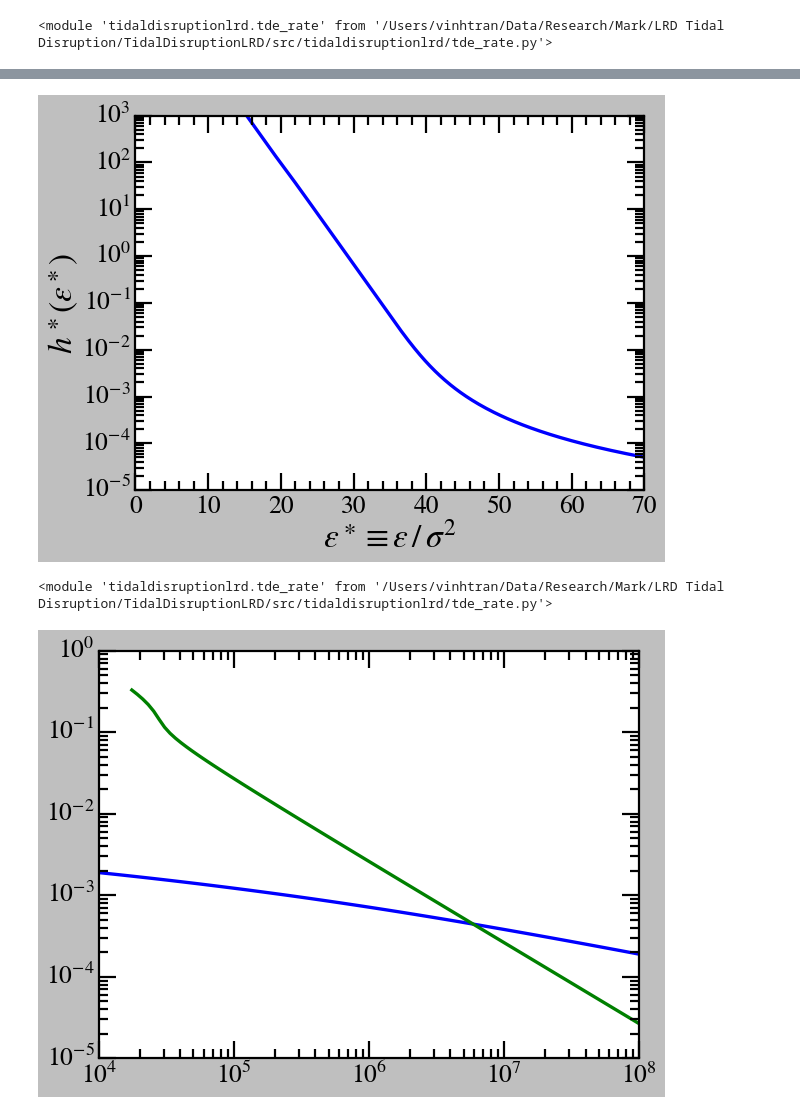
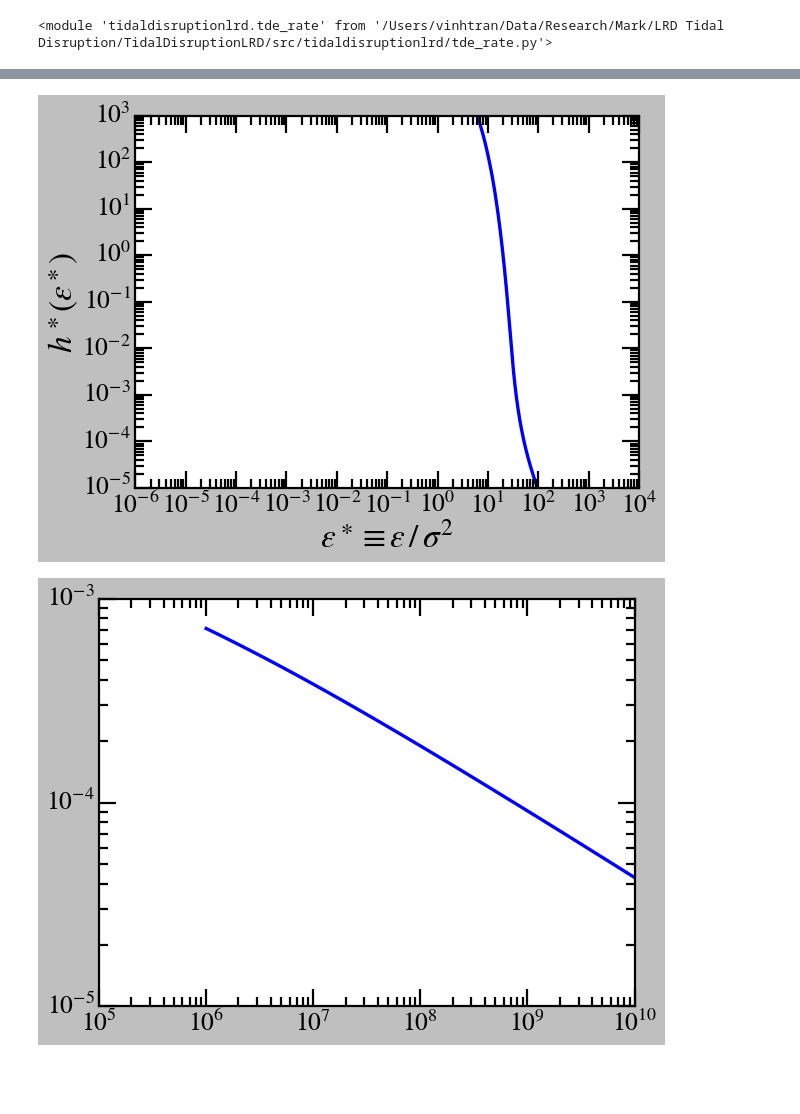
Before and after one commit to vinh-qtran/TidalDisruptionLRD, a Jupyter notebook: nbs/test.ipynb, the cells around one changed output, grey strips where cells are left out. Cells and saved outputs as stored; diff of their text form; code cells hidden in the pictures; blank space fills up the shorter version.

```diff
--- a/nbs/test.ipynb
+++ b/nbs/test.ipynb
@@ -29,9 +29,10 @@ importlib.reload(tde_rate)
 # %% [output]
 <module 'tidaldisruptionlrd.tde_rate' from '/Users/vinhtran/Data/Research/Mark/LRD Tidal Disruption/TidalDisruptionLRD/src/tidaldisruptionlrd/tde_rate.py'>
 # %%
-isothermal_sphere_lc = stellar_distribution.SingularIsothermalSphereProfile(
+profile = stellar_distribution.SingularIsothermalSphereProfile(
+    # M_s=1e1,
     r_bin_min=1e-4,
-    r_bin_max=1e8,
+    r_bin_max=1e6,
     N_bins=10000,
     reduce_factor=10,
     N_trapz_bins=1000,
@@ -77,13 +94,13 @@ plt.show()
 # %%
 plt.plot(
-    isothermal_sphere_lc.reduced_epsilon_bins,
-    isothermal_sphere_lc.reduced_h_epsilon_bins,
+    profile.reduced_epsilon_bins,
+    profile.reduced_h_epsilon_bins,
 )
 
-# plt.xscale("log")
+plt.xscale("log")
 plt.yscale("log")
 
-plt.xlim(0, 70)
+# plt.xlim(0, 70)
 plt.ylim(1e-5, 1e3)
 
 plt.xlabel(r"$\epsilon^\ast \equiv \epsilon \, / \, \sigma^2$")
@@ -92,41 +109,38 @@ plt.ylabel(r"$h^\ast (\epsilon^\ast)$")
 plt.tight_layout()
 plt.show()
 # %% [output]
-[figure, old version]
+[figure, new version]
-# %%
-importlib.reload(tde_rate)
-# %% [output]
-<module 'tidaldisruptionlrd.tde_rate' from '/Users/vinhtran/Data/Research/Mark/LRD Tidal Disruption/TidalDisruptionLRD/src/tidaldisruptionlrd/tde_rate.py'>
 # %%
-M_bh = np.logspace(4, 8, 100)
+M_bh = np.logspace(6, 10, 100)
 sigma = 200 * (M_bh / 1.48e8) ** (1 / 4.65)
+# r_h = np.full_like(M_bh, 0.055 / profile.a)
 r_h = G * M_bh / sigma**2
-r_h_const = G * M_bh / 100**2
+# r_h_const = G * M_bh / 100**2
 
 tde = tde_rate.SingleMassTDERate(
-    dimensionless_profile=isothermal_sphere_lc,
+    dimensionless_profile=profile,
     m_s_bins=np.linspace(0.08, 2, 1000),
     M_bhs=M_bh,
     r_hs=r_h,
 )
 
-tde_const = tde_rate.SingleMassTDERate(
-    dimensionless_profile=isothermal_sphere_lc,
-    m_s_bins=np.linspace(0.08, 2, 1000),
-    M_bhs=M_bh,
-    r_hs=r_h_const,
-)
+# tde_const = tde_rate.SingleMassTDERate(
+#     dimensionless_profile=isothermal_sphere_lc,
+#     m_s_bins=np.linspace(0.08, 2, 1000),
+#     M_bhs=M_bh,
+#     r_hs=r_h_const,
+# )
 # %%
 plt.plot(tde.M_bhs, tde.N_TDEs)
-plt.plot(tde_const.M_bhs, tde_const.N_TDEs)
+# plt.plot(tde_const.M_bhs, tde_const.N_TDEs)
 
 plt.xscale("log")
 plt.yscale("log")
 
-plt.xlim(1e4, 1e8)
-plt.ylim(1e-5, 1e0)
+# plt.xlim(1e4, 1e8)
+# plt.ylim(1e-5, 1e0)
 
 plt.tight_layout()
 plt.show()
 # %% [output]
-[figure, old version]
+[figure, new version]
```
Also changed, not shown: parts of 3 cells of this notebook, 2 other files.
